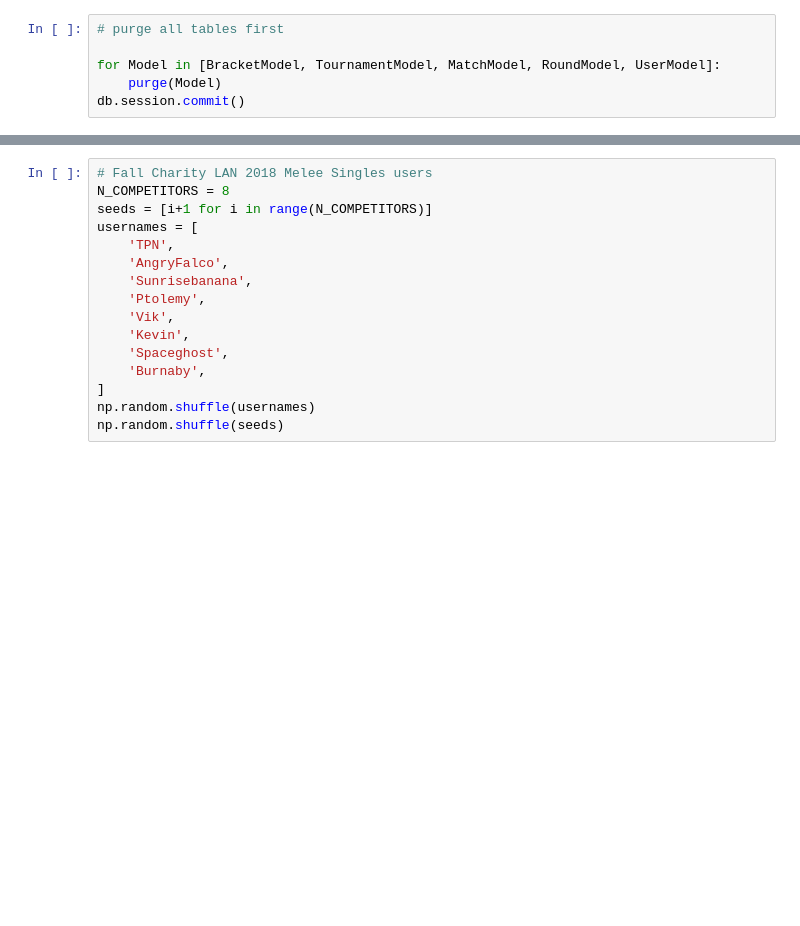
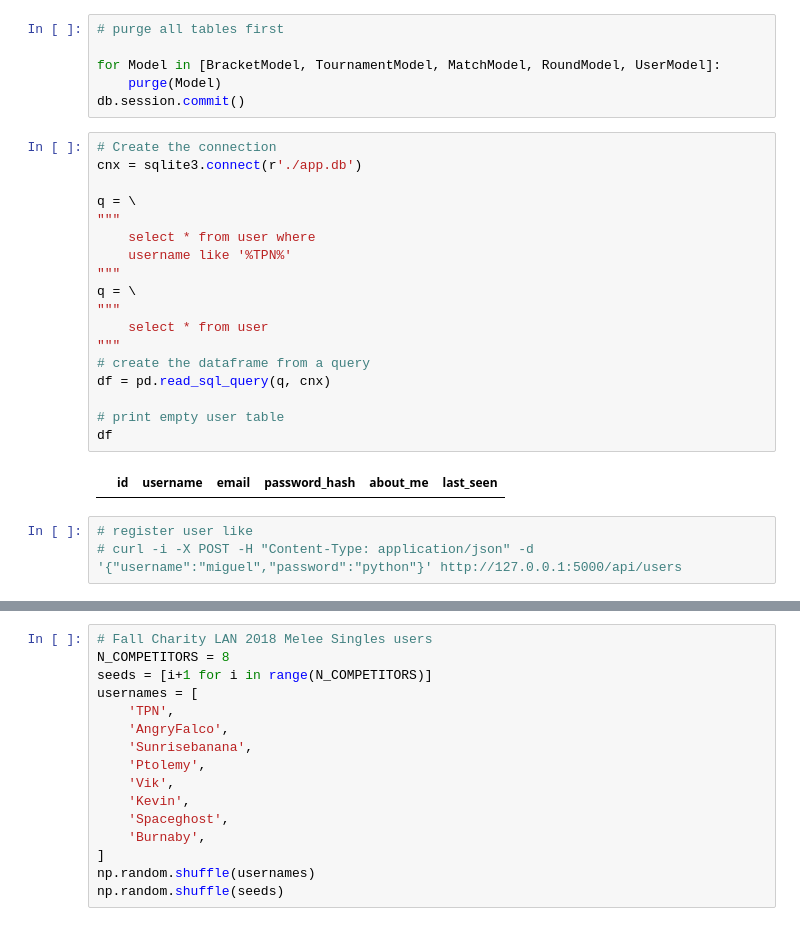
Before and after one commit to atrostan/brackit, a Jupyter notebook: backend/mock_populate.ipynb, the cells around one changed output, grey strips where cells are left out. Saved outputs shown, nothing was run; the diff lists cells and outputs as text; blank space fills up the shorter version.

```diff
--- a/backend/mock_populate.ipynb
+++ b/backend/mock_populate.ipynb
@@ -38,3 +41,26 @@ def purge(Model):
 for Model in [BracketModel, TournamentModel, MatchModel, RoundModel, UserModel]:
     purge(Model)
 db.session.commit()
+# %%
+# Create the connection
+cnx = sqlite3.connect(r'./app.db')
+
+q = \
+"""
+    select * from user where
+    username like '%TPN%'
+"""
+q = \
+"""
+    select * from user
+"""
+# create the dataframe from a query
+df = pd.read_sql_query(q, cnx)
+
+# print empty user table
+df
+# %% [output]
+|  | id | username | email | password_hash | about_me | last_seen |
+# %%
+# register user like
+# curl -i -X POST -H "Content-Type: application/json" -d '{"username":"miguel","password":"python"}' http://127.0.0.1:5000/api/users
```
Also changed, not shown: parts of 14 cells of this notebook, 4 other files.
